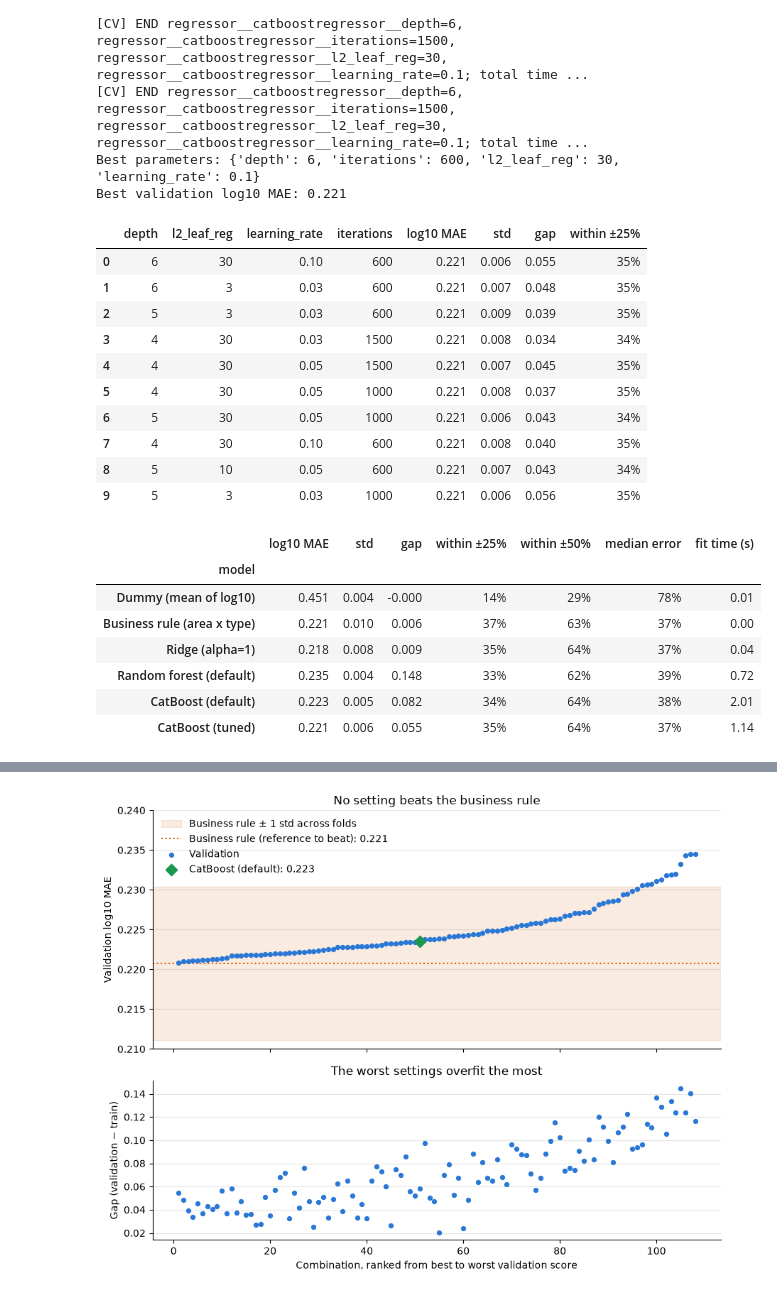
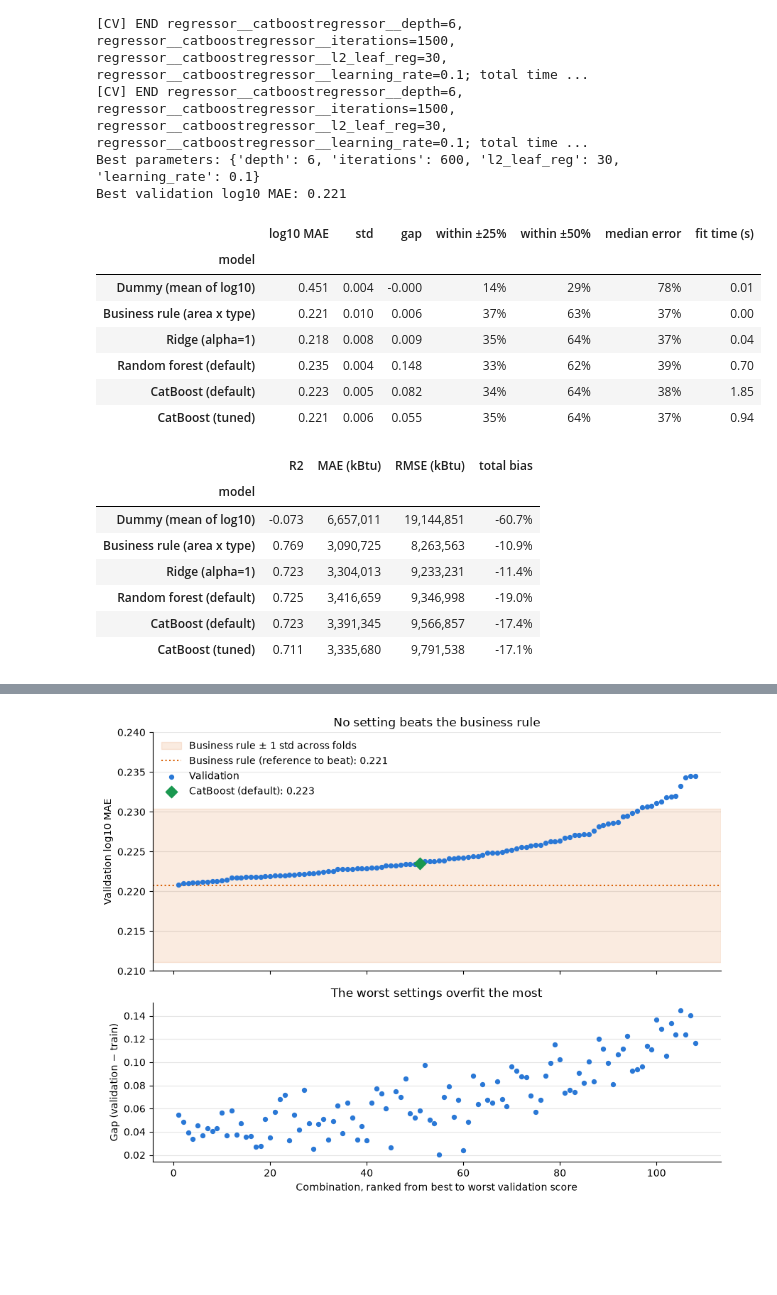
Before and after one commit to dapitch666/oc-p03-seattle-building-energy, a Jupyter notebook: notebooks/03_modeling.ipynb, the cells around one changed output, grey strips where cells are left out. Saved outputs shown, nothing was run; the diff lists cells and outputs as text; code cells hidden in the pictures; blank space fills up the shorter version.

```diff
--- a/notebooks/03_modeling.ipynb
+++ b/notebooks/03_modeling.ipynb
@@ -786,16 +756,5 @@ This is 3 × 4 × 3 × 3 = 108 combinations, each cross-validated on 5 folds (54
 # %%
-catboost_model = with_log_target(
-    make_pipeline(
-        make_catboost_preprocessor(),
-        CatBoostRegressor(
-            random_state=RANDOM_STATE,
-            verbose=0,
-            allow_writing_files=False,
-            cat_features=tuple(CATEGORICAL),
-        ),
-    )
-)
-
+# Names: regressor__ (inside TransformedTargetRegressor), then catboostregressor__ (pipeline step)
 param_grid = {
     "regressor__catboostregressor__depth": [4, 5, 6],
     "regressor__catboostregressor__l2_leaf_reg": [1, 3, 10, 30],
@@ -804,7 +763,7 @@ param_grid = {
 }
 
 grid = GridSearchCV(
-    catboost_model,
+    clone(models["CatBoost (default)"]),
     param_grid,
     cv=cv,
     scoring=scorers,
@@ -816,7 +775,7 @@ grid.fit(X_train, y_train)
 
 best_params = {k.split("__")[-1]: v for k, v in grid.best_params_.items()}
 print(f"Best parameters: {best_params}")
-print(f"Best validation log10 MAE: {-grid.best_score_:.3f}")
+print(f"Best validation log10 MAE: {FORMATS['log10 MAE'].format(-grid.best_score_)}")
 # %% [output]
 Fitting 5 folds for each of 108 candidates, totalling 540 fits
 [CV] END regressor__catboostregressor__depth=4, regressor__catboostregressor__iterations=600, regressor__catboostregressor__l2_leaf_reg=1, regressor__catboostregressor__learning_rate=0.03; total time= ...
@@ -837,55 +796,28 @@ Best parameters: {'depth': 6, 'iterations': 600, 'l2_leaf_reg': 30, 'learning_ra
 Best validation log10 MAE: 0.221
 # %%
 search = pd.DataFrame(grid.cv_results_)
-top = search.sort_values("rank_test_neg_log10_mae").head(10)
-top_table = pd.DataFrame(
-    {
-        "depth": top["param_regressor__catboostregressor__depth"],
-        "l2_leaf_reg": top["param_regressor__catboostregressor__l2_leaf_reg"],
-        "learning_rate": top["param_regressor__catboostregressor__learning_rate"],
-        "iterations": top["param_regressor__catboostregressor__iterations"],
-        "log10 MAE": -top["mean_test_neg_log10_mae"],
-        "std": top["std_test_neg_log10_mae"],
-        "gap": top["mean_train_neg_log10_mae"] - top["mean_test_neg_log10_mae"],
-        "within ±25%": top["mean_test_within_25"],
-    }
-).reset_index(drop=True)
-display(
-    top_table.style.format(
-        {
-            "learning_rate": "{:.2f}",
-            "log10 MAE": "{:.3f}",
-            "std": "{:.3f}",
-            "gap": "{:.3f}",
-            "within ±25%": "{:.0%}",
-        }
-    )
-)
 
 # The tuned model in the same tables as the comparison (same folds, same scorers)
 tuned_row = evaluate_model(
     grid.best_estimator_, X_train, y_train, cv, scorers, "CatBoost (tuned)"
 )
 results_tuned = pd.concat([results, pd.DataFrame([tuned_row]).set_index("model")])
 display(decision_table(results_tuned))
 display(kbtu_table(results_tuned))
 # %% [output]
-|  | depth | l2_leaf_reg | learning_rate | iterations | log10 MAE | std | gap | within ±25% |
-| 0 | 6 | 30 | 0.10 | 600 | 0.221 | 0.006 | 0.055 | 35% |
-| 1 | 6 | 3 | 0.03 | 600 | 0.221 | 0.007 | 0.048 | 35% |
-| 2 | 5 | 3 | 0.03 | 600 | 0.221 | 0.009 | 0.039 | 35% |
-| 3 | 4 | 30 | 0.03 | 1500 | 0.221 | 0.008 | 0.034 | 34% |
-| 4 | 4 | 30 | 0.05 | 1500 | 0.221 | 0.007 | 0.045 | 35% |
-| 5 | 4 | 30 | 0.05 | 1000 | 0.221 | 0.008 | 0.037 | 35% |
-| 6 | 5 | 30 | 0.05 | 1000 | 0.221 | 0.006 | 0.043 | 34% |
-| 7 | 4 | 30 | 0.10 | 600 | 0.221 | 0.008 | 0.040 | 35% |
-| 8 | 5 | 10 | 0.05 | 600 | 0.221 | 0.007 | 0.043 | 34% |
-| 9 | 5 | 3 | 0.03 | 1000 | 0.221 | 0.006 | 0.056 | 35% |
+|  | log10 MAE | std | gap | within ±25% | within ±50% | median error | fit time (s) |
+| model |  |  |  |  |  |  |  |
+| Dummy (mean of log10) | 0.451 | 0.004 | -0.000 | 14% | 29% | 78% | 0.01 |
+| Business rule (area x type) | 0.221 | 0.010 | 0.006 | 37% | 63% | 37% | 0.00 |
+| Ridge (alpha=1) | 0.218 | 0.008 | 0.009 | 35% | 64% | 37% | 0.04 |
+| Random forest (default) | 0.235 | 0.004 | 0.148 | 33% | 62% | 39% | 0.70 |
+| CatBoost (default) | 0.223 | 0.005 | 0.082 | 34% | 64% | 38% | 1.85 |
+| CatBoost (tuned) | 0.221 | 0.006 | 0.055 | 35% | 64% | 37% | 0.94 |
-|  | log10 MAE | std | gap | within ±25% | within ±50% | median error | fit time (s) |
-| model |  |  |  |  |  |  |  |
-| Dummy (mean of log10) | 0.451 | 0.004 | -0.000 | 14% | 29% | 78% | 0.01 |
-| Business rule (area x type) | 0.221 | 0.010 | 0.006 | 37% | 63% | 37% | 0.00 |
-| Ridge (alpha=1) | 0.218 | 0.008 | 0.009 | 35% | 64% | 37% | 0.04 |
-| Random forest (default) | 0.235 | 0.004 | 0.148 | 33% | 62% | 39% | 0.72 |
-| CatBoost (default) | 0.223 | 0.005 | 0.082 | 34% | 64% | 38% | 2.01 |
-| CatBoost (tuned) | 0.221 | 0.006 | 0.055 | 35% | 64% | 37% | 1.14 |
+|  | R2 | MAE (kBtu) | RMSE (kBtu) | total bias |
+| model |  |  |  |  |
+| Dummy (mean of log10) | -0.073 | 6,657,011 | 19,144,851 | -60.7% |
+| Business rule (area x type) | 0.769 | 3,090,725 | 8,263,563 | -10.9% |
+| Ridge (alpha=1) | 0.723 | 3,304,013 | 9,233,231 | -11.4% |
+| Random forest (default) | 0.725 | 3,416,659 | 9,346,998 | -19.0% |
+| CatBoost (default) | 0.723 | 3,391,345 | 9,566,857 | -17.4% |
+| CatBoost (tuned) | 0.711 | 3,335,680 | 9,791,538 | -17.1% |
```
Also changed, not shown: parts of 36 cells of this notebook.
